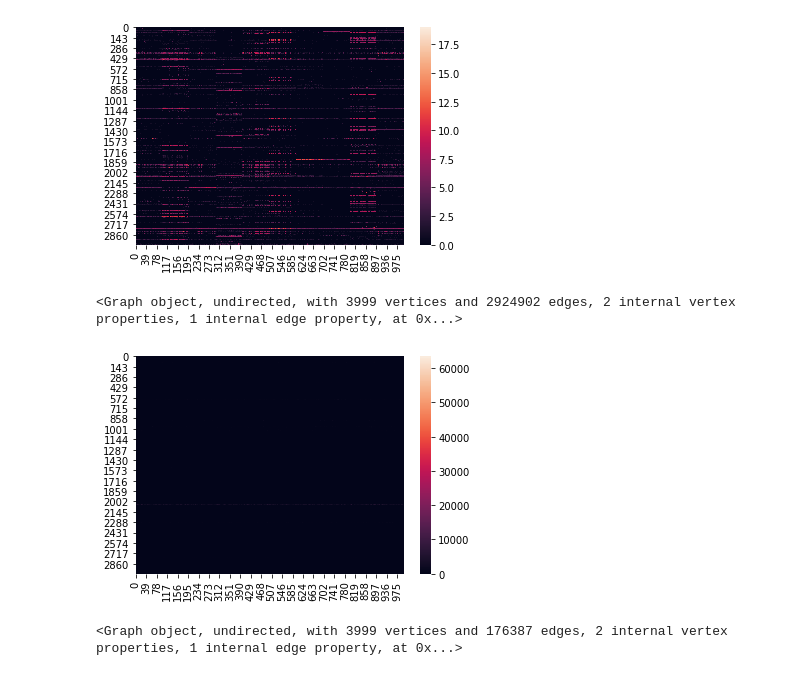
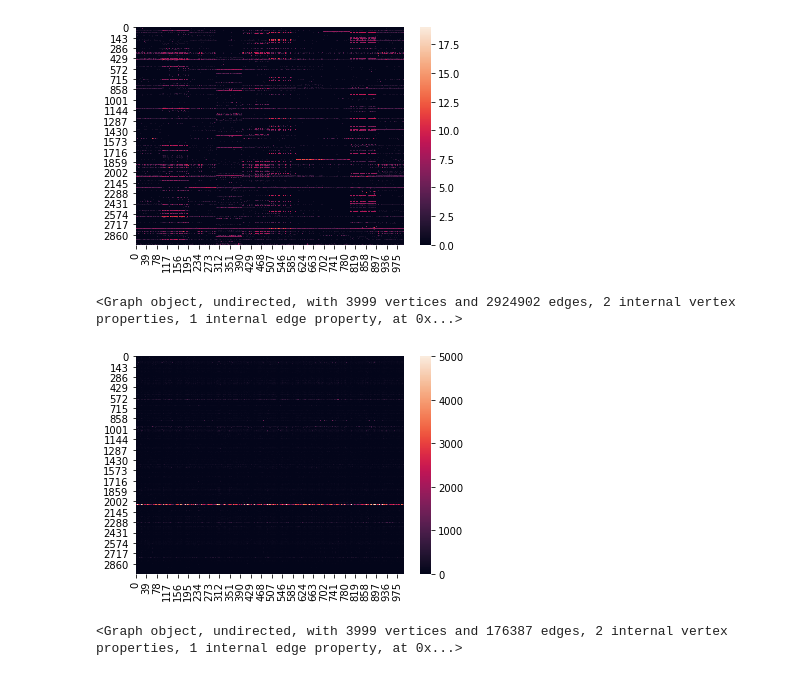
Before and after one commit to fvalle1/phd, a Jupyter notebook: Colab_Notebooks/run_graph.ipynb, the cells around one changed output. Saved outputs shown, nothing was run; the diff lists cells and outputs as text; code cells hidden in the pictures.

```diff
--- a/Colab_Notebooks/run_graph.ipynb
+++ b/Colab_Notebooks/run_graph.ipynb
@@ -166,10 +166,10 @@ load_and_print("graph_log.xml.gz")
 <Graph object, undirected, with 3999 vertices and 483377 edges, 2 internal vertex properties, 1 internal edge property, at 0x...>
 [figure]
 # %%
-load_and_print("graph_hk.xml.gz")
+load_and_print("graph_hk.xml.gz", vmax=5e3)
 # %% [output]
 <Graph object, undirected, with 3999 vertices and 2924902 edges, 2 internal vertex properties, 1 internal edge property, at 0x...>
-[figure, old version]
+[figure, new version]
 # %%
 load_and_print("graph_log10.xml.gz")
 # %% [output]
```
Also changed, not shown: parts of 1 cell of this notebook, 2 other files.
